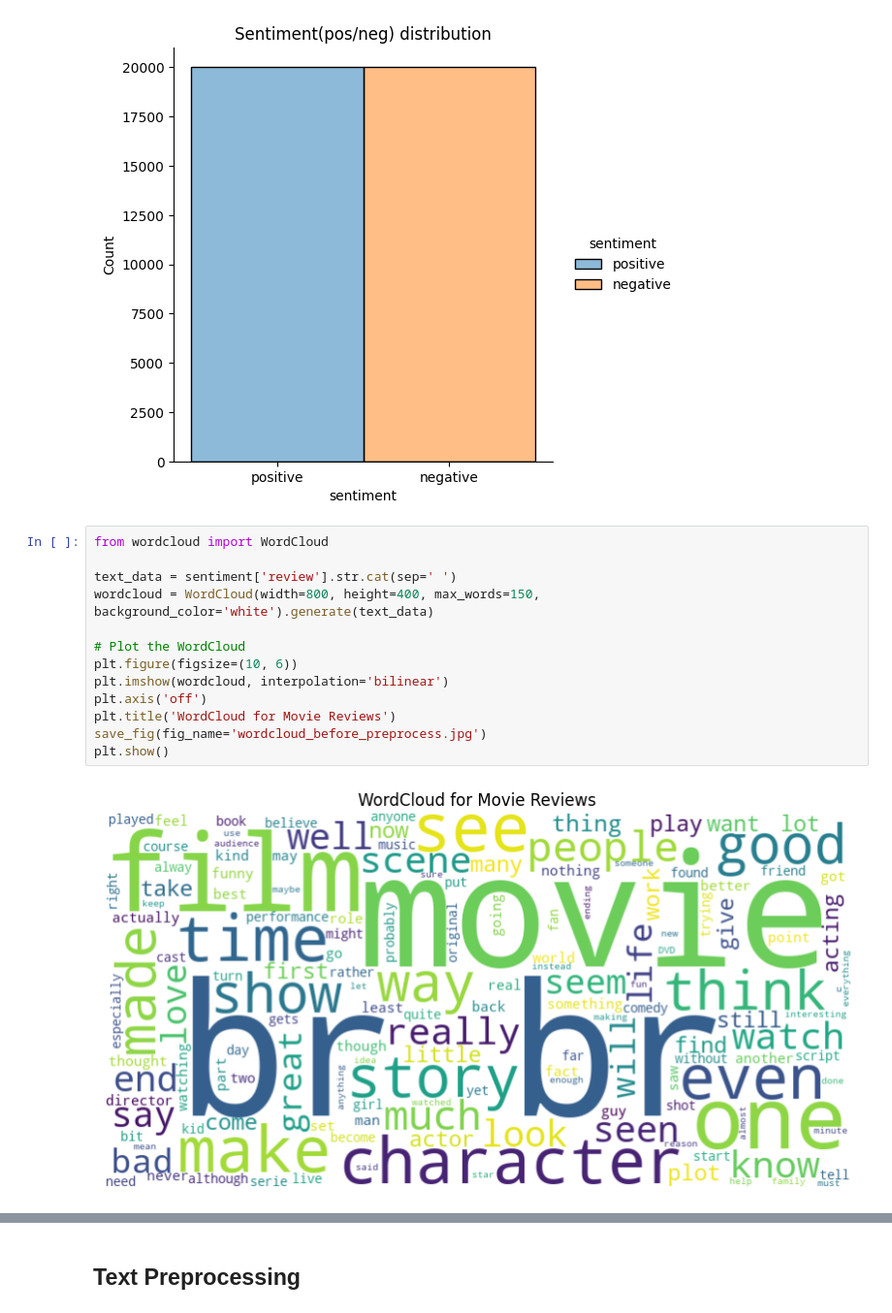
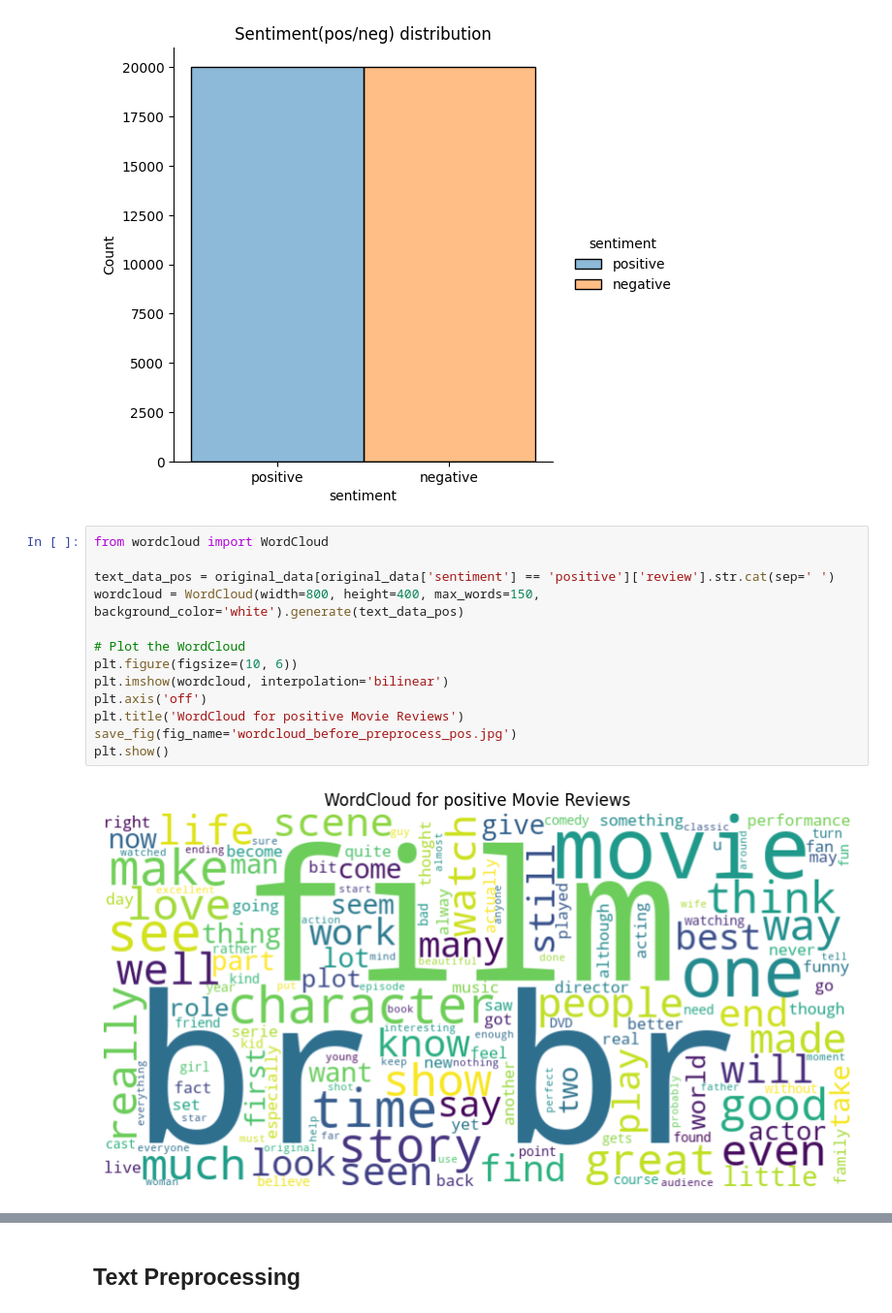
Before and after one commit to khazratoff/Sentiment-Analysis-NLP, a Jupyter notebook: notebooks/ds.ipynb, the cells around one changed output, grey strips where cells are left out. Shown at 97% size. Saved outputs shown, nothing was run; the diff lists cells and outputs as text.

```diff
--- a/notebooks/ds.ipynb
+++ b/notebooks/ds.ipynb
@@ -94,15 +94,15 @@ save_fig(fig_name='sent_dist.jpg')
 # %%
 from wordcloud import WordCloud
 
-text_data = sentiment['review'].str.cat(sep=' ')
-wordcloud = WordCloud(width=800, height=400, max_words=150, background_color='white').generate(text_data)
+text_data_pos = original_data[original_data['sentiment'] == 'positive']['review'].str.cat(sep=' ')
+wordcloud = WordCloud(width=800, height=400, max_words=150, background_color='white').generate(text_data_pos)
 
 # Plot the WordCloud
 plt.figure(figsize=(10, 6))
 plt.imshow(wordcloud, interpolation='bilinear')
 plt.axis('off')
-plt.title('WordCloud for Movie Reviews')
-save_fig(fig_name='wordcloud_before_preprocess.jpg')
+plt.title('WordCloud for positive Movie Reviews')
+save_fig(fig_name='wordcloud_before_preprocess_pos.jpg')
 plt.show()
 # %% [output]
-[figure, old version]
+[figure, new version]
```
Also changed, not shown: parts of 11 cells of this notebook, 10 other files.
